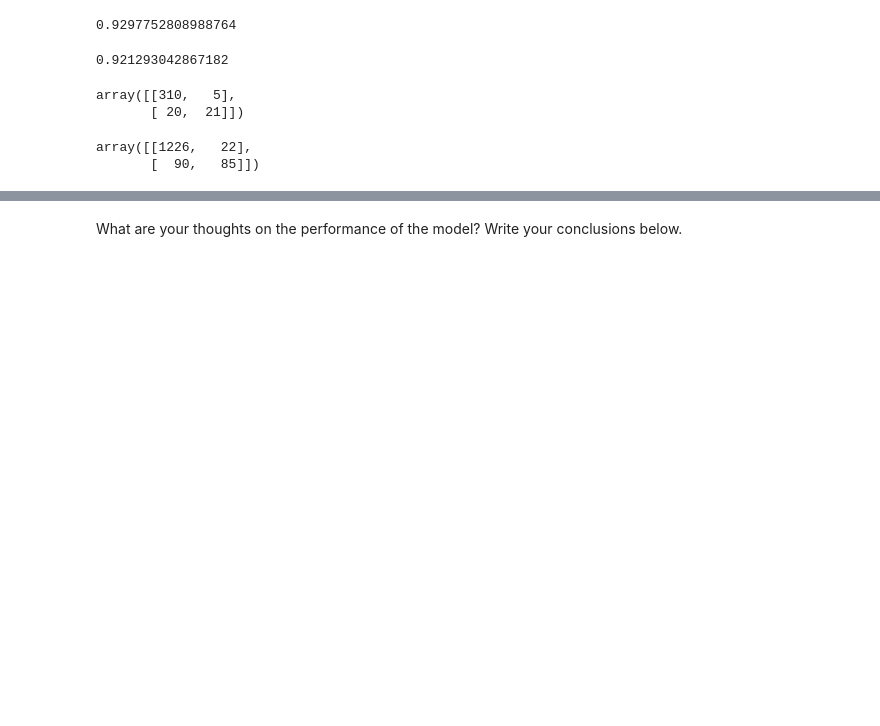
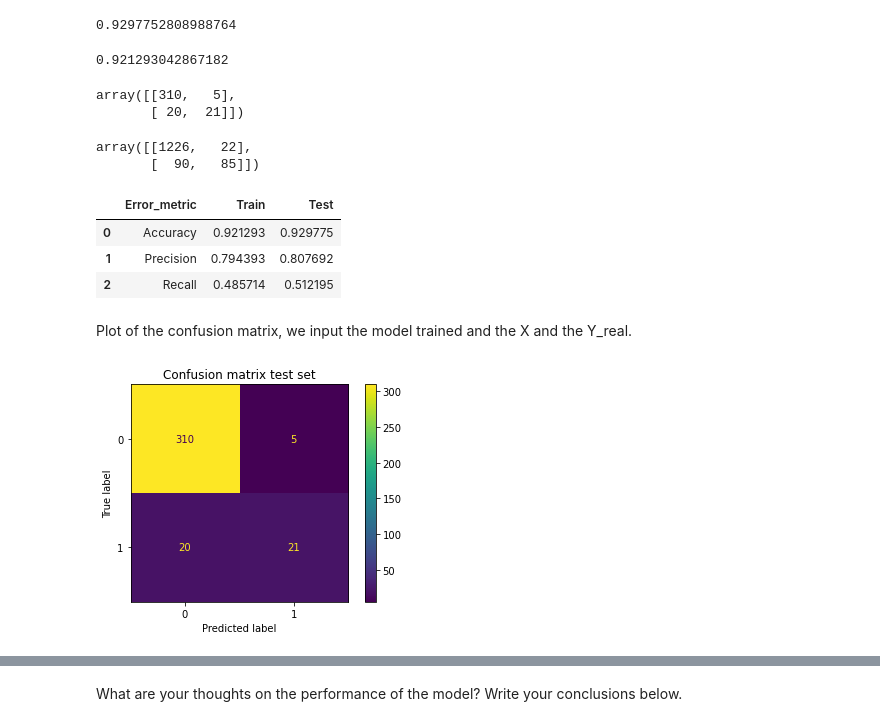
Before and after one commit to ta-data-remote/lab-supervised-learning, a Jupyter notebook: your-code/main.ipynb, the cells around one changed output, grey strips where cells are left out. Saved outputs shown, nothing was run; the diff lists cells and outputs as text; code cells hidden in the pictures; blank space fills up the shorter version.

```diff
--- a/your-code/main.ipynb
+++ b/your-code/main.ipynb
@@ -612,3 +616,26 @@ confusion_matrix(y_train, y_pred_train)
 # %% [output]
 array([[1226,   22],
        [  90,   85]])
+# %%
+performance_lm = pd.DataFrame({'Error_metric': ['Accuracy','Precision','Recall'],
+                               'Train': [accuracy_score(y_train, y_pred_train_lm),
+                                         precision_score(y_train, y_pred_train_lm),
+                                         recall_score(y_train, y_pred_train_lm)],
+                               'Test': [accuracy_score(y_test, y_pred_test_lm),
+                                        precision_score(y_test, y_pred_test_lm),
+                                        recall_score(y_test, y_pred_test_lm)]})
+
+display(performance_lm)
+# %% [output]
+|  | Error_metric | Train | Test |
+| 0 | Accuracy | 0.921293 | 0.929775 |
+| 1 | Precision | 0.794393 | 0.807692 |
+| 2 | Recall | 0.485714 | 0.512195 |
+# %% [markdown]
+Plot of the confusion matrix, we input the model trained and the X and the Y_real.
+# %%
+#plot_confusion_matrix(model_trained, X_test, y_test)
+plot_confusion_matrix(model_log,X_test, y_test)
+plt.title("Confusion matrix test set");
+# %% [output]
+[figure, added]
```
Also changed, not shown: parts of 39 cells of this notebook.
